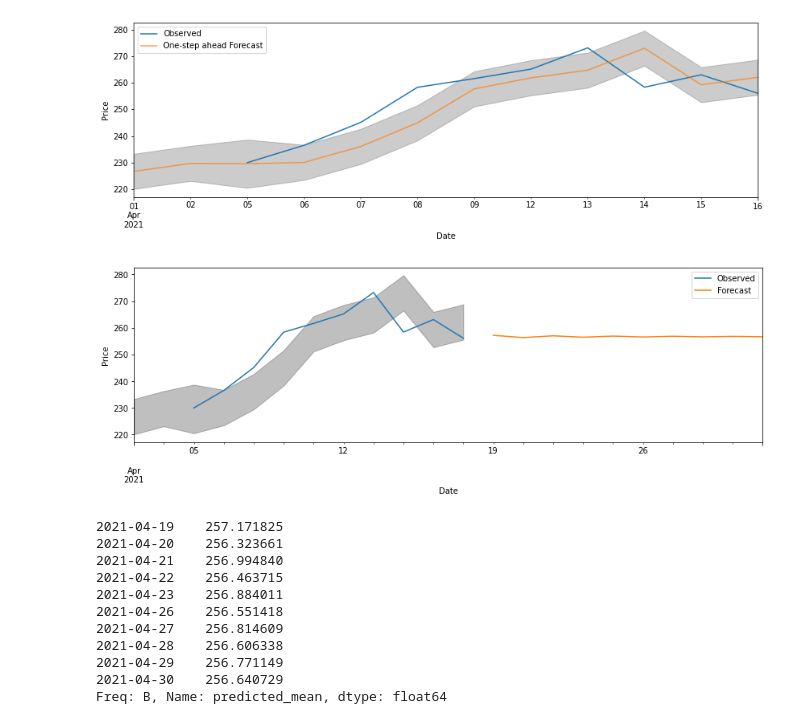
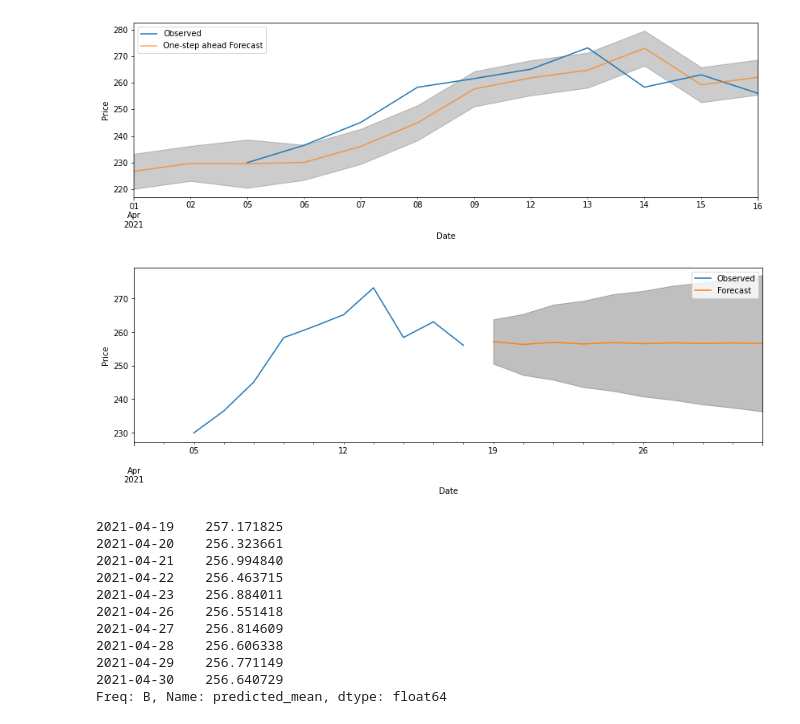
Before and after one commit to aloparev/arima, a Jupyter notebook: notebooks/ARIMA.ipynb, the cells around one changed output. Drawn from its saved outputs; the diff is of its cells as text; code cells hidden in the pictures.

```diff
--- a/notebooks/ARIMA.ipynb
+++ b/notebooks/ARIMA.ipynb
@@ -608,20 +610,20 @@ plt.show()
 # %%
 pred_uc2 = res.get_forecast(steps=10)
 pred_ci2 = pred_uc2.conf_int()
 
 ax = sqdf[square]['2021-04-01':].plot(label = OB, figsize=(14, 4))
 pred_uc2.predicted_mean.plot(ax=ax, label='Forecast')
-ax.fill_between(pred_ci.index,
-                pred_ci.iloc[:, 0],
-                pred_ci.iloc[:, 1], color='k', alpha=.25)
+ax.fill_between(pred_ci2.index,
+                pred_ci2.iloc[:, 0],
+                pred_ci2.iloc[:, 1], color='k', alpha=.25)
 ax.set_xlabel('Date')
 ax.set_ylabel('Price')
 plt.legend()
 plt.show()
 
 print(pred_uc2.predicted_mean)
 # %% [output]
-[figure, old version]
+[figure, new version]
 2021-04-19    257.171825
 2021-04-20    256.323661
 2021-04-21    256.994840
```
Also changed, not shown: parts of 17 cells of this notebook.
